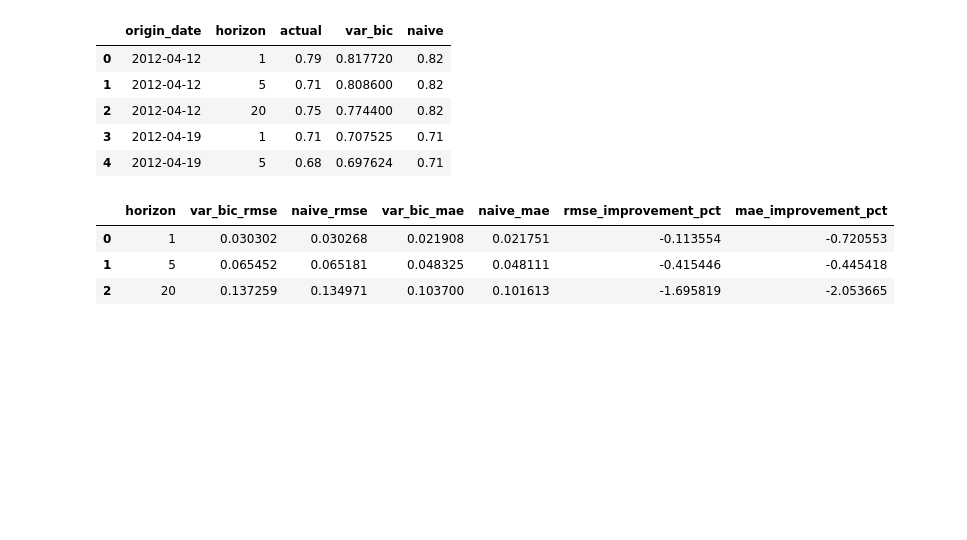
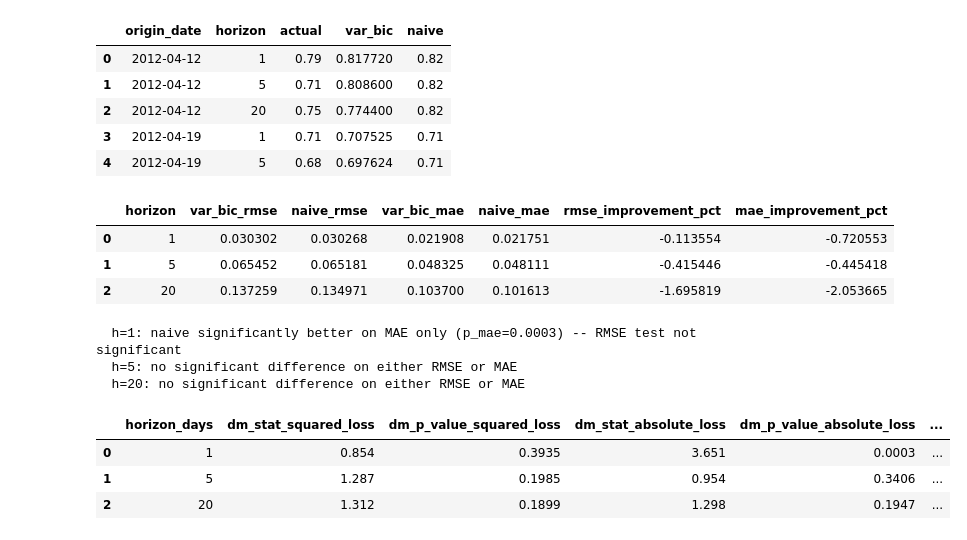
Before and after one commit to nholguinrh/DAMO-699-Capstone-project-GRP5, a Jupyter notebook: notebooks/03_models/var_bic_baseline.ipynb, the cells around one changed output. Drawn from its saved outputs; the diff is of its cells as text; code cells hidden in the pictures; blank space fills up the shorter version.

```diff
--- a/notebooks/03_models/var_bic_baseline.ipynb
+++ b/notebooks/03_models/var_bic_baseline.ipynb
@@ -389,6 +362,83 @@ metrics_df.round(6)
 | 0 | 1 | 0.030302 | 0.030268 | 0.021908 | 0.021751 | -0.113554 | -0.720553 |
 | 1 | 5 | 0.065452 | 0.065181 | 0.048325 | 0.048111 | -0.415446 | -0.445418 |
 | 2 | 20 | 0.137259 | 0.134971 | 0.103700 | 0.101613 | -1.695819 | -2.053665 |
+# %%
+# Diebold-Mariano test — is the RMSE/MAE gap vs. naive statistically significant, or noise?
+# Mirrors #28's dm_report() (src/EDA_VAR_AIC _lag _order.py), including the #43/#44 fix:
+# report RMSE- and MAE-loss verdicts separately, plus an overall verdict requiring both to agree.
+from dieboldmariano import dm_test
+
+ALPHA = 0.05
+
+dm_rows = []
+for h in HORIZONS:
+    subset = results_df[results_df["horizon"] == h]
+    actual = subset["actual"].to_numpy()
+    var_pred = subset["var_bic"].to_numpy()
+    naive_pred = subset["naive"].to_numpy()
+
+    dm_rmse, p_rmse = dm_test(
+        actual, var_pred, naive_pred,
+        loss=lambda u, v: (u - v) ** 2,
+        h=h, harvey_correction=True, variance_estimator="bartlett",
+    )
+    dm_mae, p_mae = dm_test(
+        actual, var_pred, naive_pred,
+        loss=lambda u, v: abs(u - v),
+        h=h, harvey_correction=True, variance_estimator="bartlett",
+    )
+
+    var_better_rmse = bool(p_rmse < ALPHA and dm_rmse < 0)
+    naive_better_rmse = bool(p_rmse < ALPHA and dm_rmse > 0)
+    var_better_mae = bool(p_mae < ALPHA and dm_mae < 0)
+    naive_better_mae = bool(p_mae < ALPHA and dm_mae > 0)
+
+    dm_rows.append({
+        "horizon_days": h,
+        "dm_stat_squared_loss": round(dm_rmse, 3),
+        "dm_p_value_squared_loss": round(p_rmse, 4),
+        "dm_stat_absolute_loss": round(dm_mae, 3),
+        "dm_p_value_absolute_loss": round(p_mae, 4),
+        "var_significantly_better_rmse": var_better_rmse,
+        "naive_significantly_better_rmse": naive_better_rmse,
+        "var_significantly_better_mae": var_better_mae,
+        "naive_significantly_better_mae": naive_better_mae,
+        "var_significantly_better": bool(var_better_rmse and var_better_mae),
+        "naive_significantly_better": bool(naive_better_rmse and naive_better_mae),
+    })
+
+dm_results_df = pd.DataFrame(dm_rows)
+
+for _, row in dm_results_df.iterrows():
+    h = int(row["horizon_days"])
+    if row["var_significantly_better"]:
+        verdict = "VAR-BIC significantly better than naive (both RMSE and MAE agree)"
+    elif row["naive_significantly_better"]:
+        verdict = "naive significantly better than VAR-BIC (both RMSE and MAE agree)"
+    elif (row["var_significantly_better_rmse"] and row["naive_significantly_better_mae"]) or \
+         (row["naive_significantly_better_rmse"] and row["var_significantly_better_mae"]):
+        verdict = "mixed result: RMSE and MAE are both significant but identify different winning models"
+    elif row["var_significantly_better_rmse"] or row["naive_significantly_better_rmse"]:
+        winner = "VAR-BIC" if row["var_significantly_better_rmse"] else "naive"
+        verdict = (f"{winner} significantly better on RMSE only "
+                   f"(p_rmse={row['dm_p_value_squared_loss']:.4f}) -- MAE test not significant")
+    elif row["var_significantly_better_mae"] or row["naive_significantly_better_mae"]:
+        winner = "VAR-BIC" if row["var_significantly_better_mae"] else "naive"
+        verdict = (f"{winner} significantly better on MAE only "
+                   f"(p_mae={row['dm_p_value_absolute_loss']:.4f}) -- RMSE test not significant")
+    else:
+        verdict = "no significant difference on either RMSE or MAE"
+    print(f"  h={h}: {verdict}")
+
+dm_results_df
+# %% [output]
+  h=1: naive significantly better on MAE only (p_mae=0.0003) -- RMSE test not significant
+  h=5: no significant difference on either RMSE or MAE
+  h=20: no significant difference on either RMSE or MAE
+|  | horizon_days | dm_stat_squared_loss | dm_p_value_squared_loss | dm_stat_absolute_loss | dm_p_value_absolute_loss | ... |
+| 0 | 1 | 0.854 | 0.3935 | 3.651 | 0.0003 | ... |
+| 1 | 5 | 1.287 | 0.1985 | 0.954 | 0.3406 | ... |
+| 2 | 20 | 1.312 | 0.1899 | 1.298 | 0.1947 | ... |
 # %%
 # Save Round 3B results
 OUTPUT_DIR = PROJECT_ROOT / "outputs"
```
Also changed, not shown: parts of 7 cells of this notebook, 1 other file.
